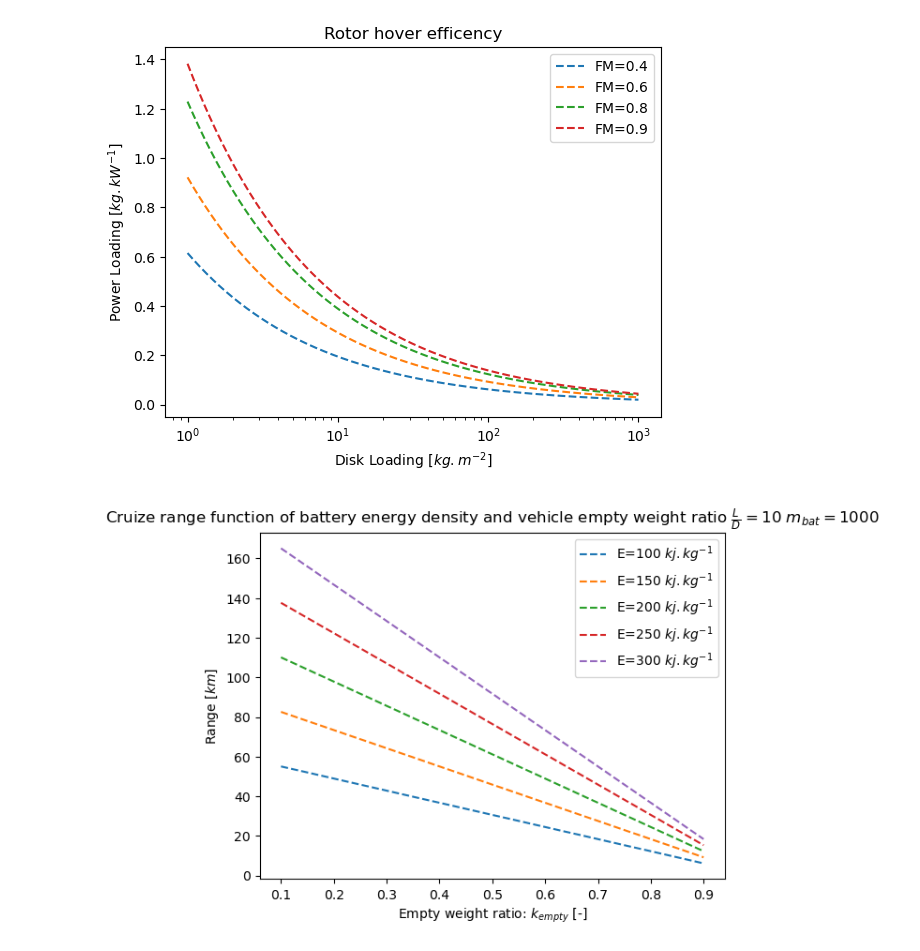
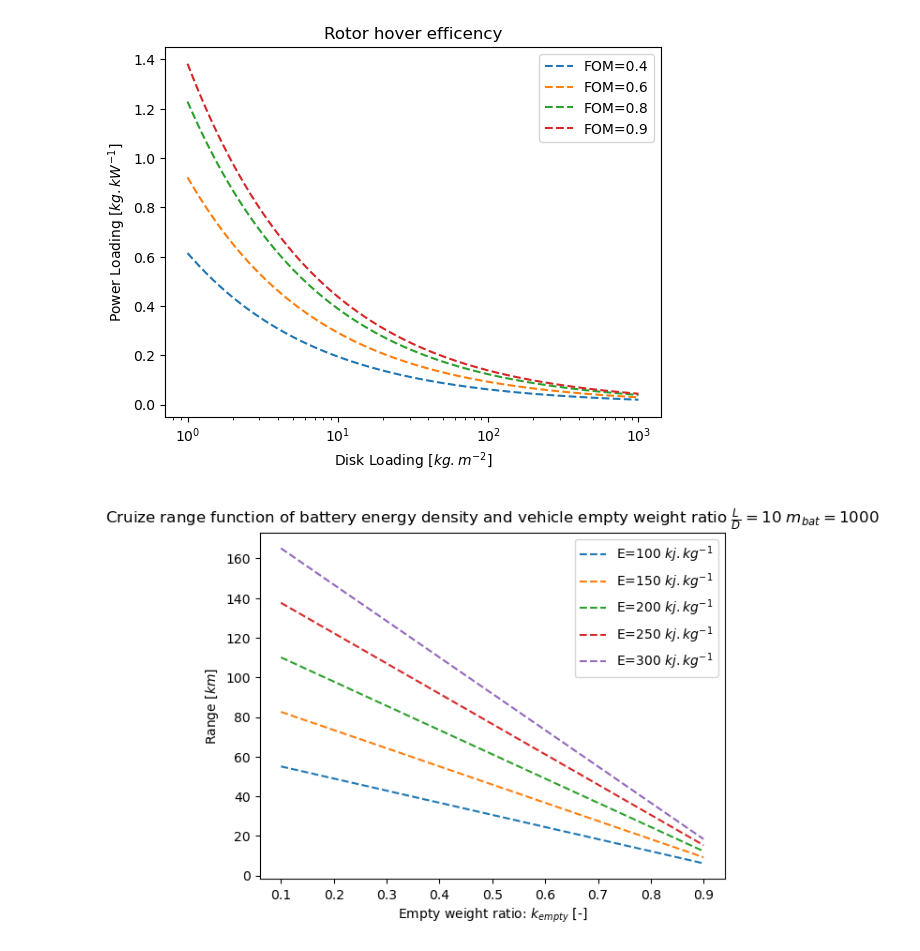
Before and after one commit to clementnardari/Sizing_eVTOL, a Jupyter notebook: Design.ipynb, the cells around one changed output. Saved outputs shown, nothing was run; the diff lists cells and outputs as text; code cells hidden in the pictures.

```diff
--- a/Design.ipynb
+++ b/Design.ipynb
@@ -53,25 +54,25 @@ def Cp(Ct,k,sigma,Cd0):
 # %%
 x0=np.linspace(1,1000,1000000)
 func=np.vectorize(PowerLoading)
 y0=func(0.4,x0)
 y1=func(0.6,x0)
 y2=func(0.8,x0)
 y3=func(0.9,x0)
 
 f0 = interp1d(x0, y0, kind='quadratic')
 f1 = interp1d(x0, y1, kind='quadratic')
 f2 = interp1d(x0, y2, kind='quadratic')
 f3 = interp1d(x0, y3, kind='quadratic')
 
 plt.plot(x0 , f0(x0), '--', x0 , f1(x0) , '--', x0, f2(x0), '--', x0, f3(x0), '--')
-plt.legend(['FM=0.4','FM=0.6','FM=0.8','FM=0.9'], loc='best')
+plt.legend(['FOM=0.4','FOM=0.6','FOM=0.8','FOM=0.9'], loc='best')
 plt.xlabel(r'Disk Loading [$kg.m^{-2}$]')
 plt.ylabel(r'Power Loading [$kg.kW^{-1}$]')
 plt.xscale("log")
 plt.title('Rotor hover efficency')
 plt.show()
 # %% [output]
-[figure, old version]
+[figure, new version]
 # %%
 x0=np.linspace(0.1,0.9,9)
 
```
Also changed, not shown: parts of 3 cells of this notebook.
